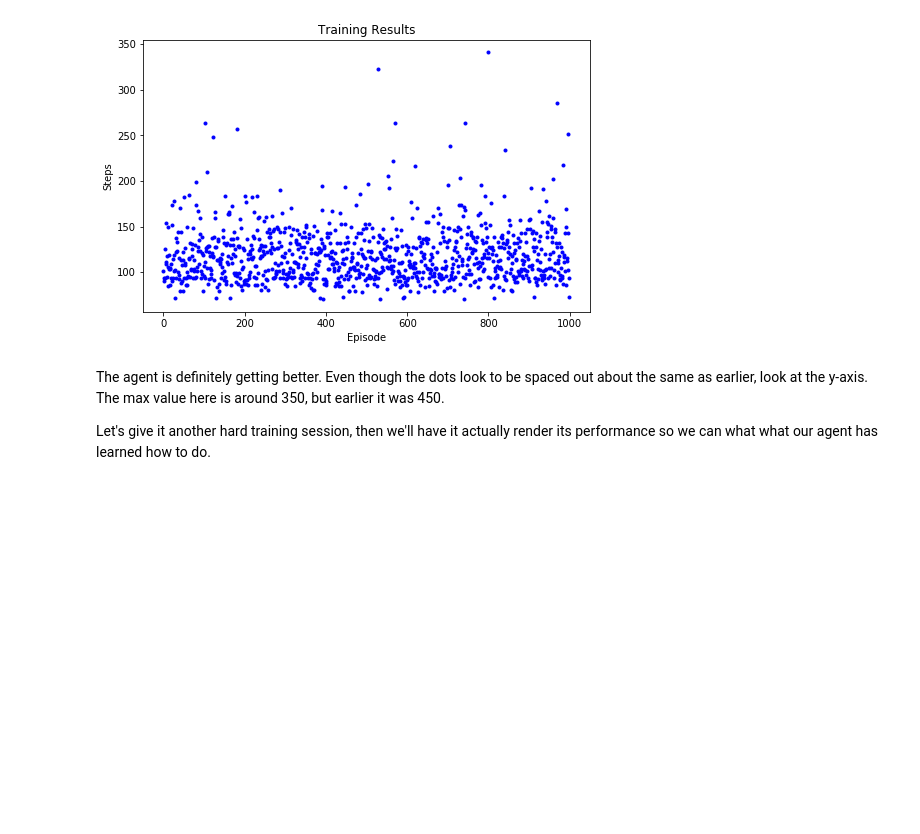
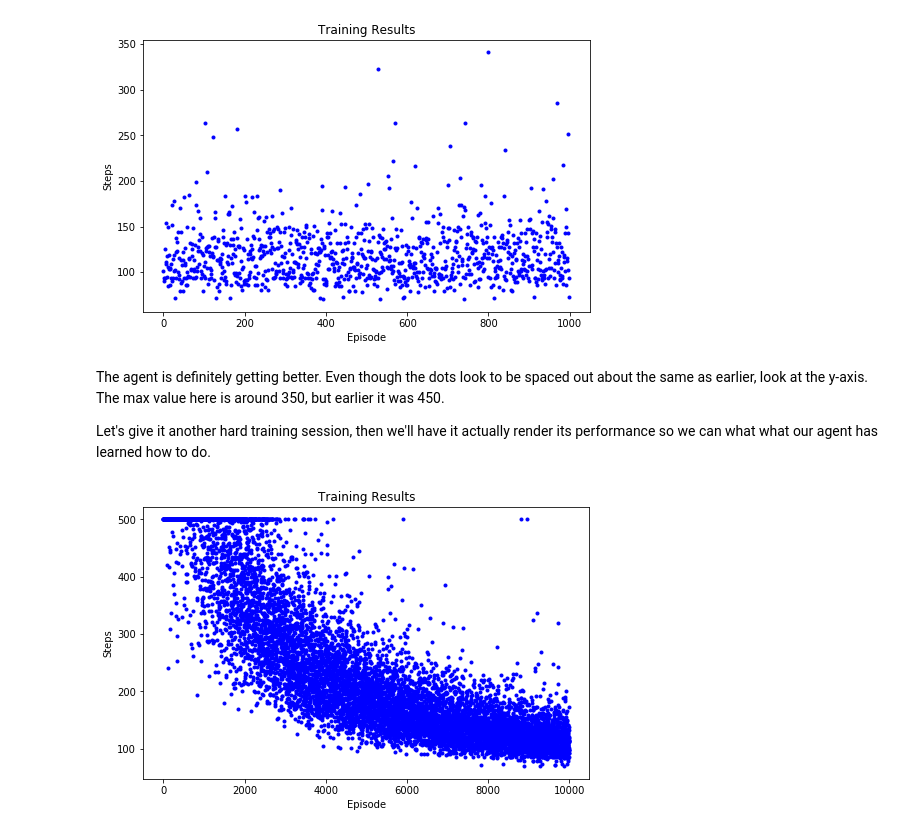
Before and after one commit to unoti/ai-gym-experiments, a Jupyter notebook: 3-Discretizing.ipynb, the cells around one changed output. Cells and saved outputs as stored; diff of their text form; code cells hidden in the pictures; blank space fills up the shorter version.

Commit message:
Implemented epsilon greedy

```diff
--- a/3-Discretizing.ipynb
+++ b/3-Discretizing.ipynb
@@ -834,3 +834,7 @@ best_effort_test(learning_agent, 1000)
 The agent is definitely getting better.  Even though the dots look to be spaced out about the same as earlier, look at the y-axis.  The max value here is around 350, but earlier it was 450.
 
 Let's give it another hard training session, then we'll have it actually render its performance so we can what what our agent has learned how to do.
+# %%
+decreasing_epsilon_training(learning_agent, 10_000)
+# %% [output]
+[figure, added]
```
Also changed, not shown: parts of 7 cells of this notebook.
